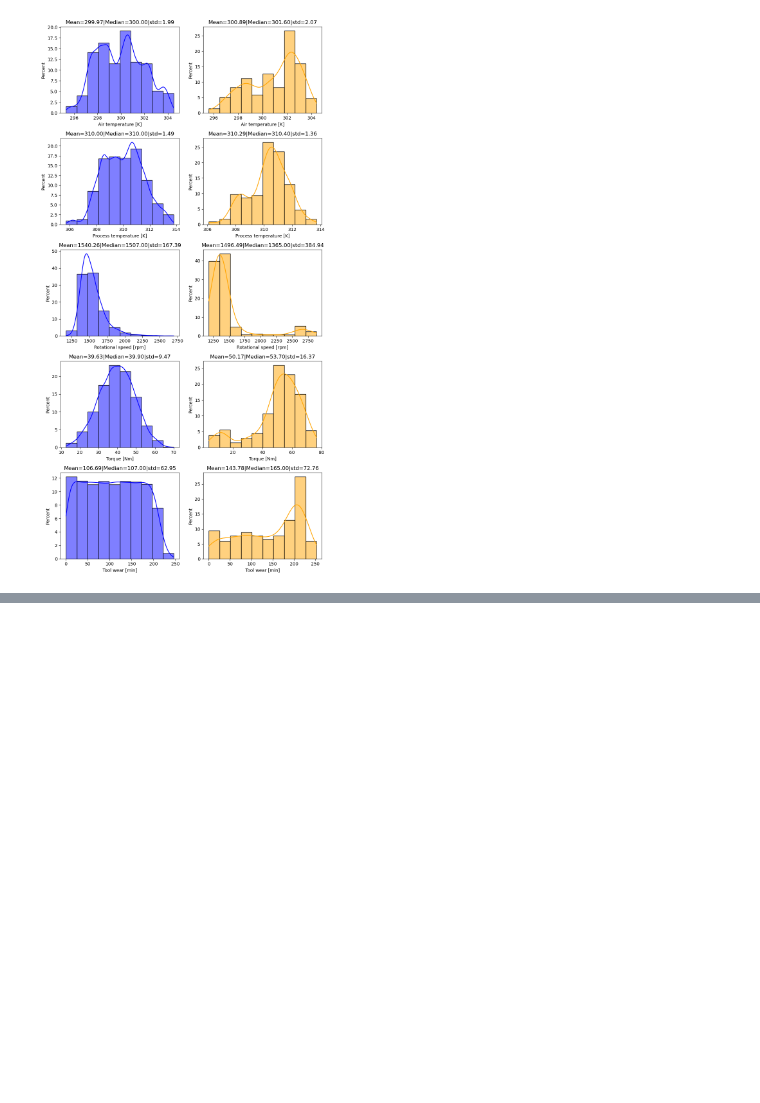
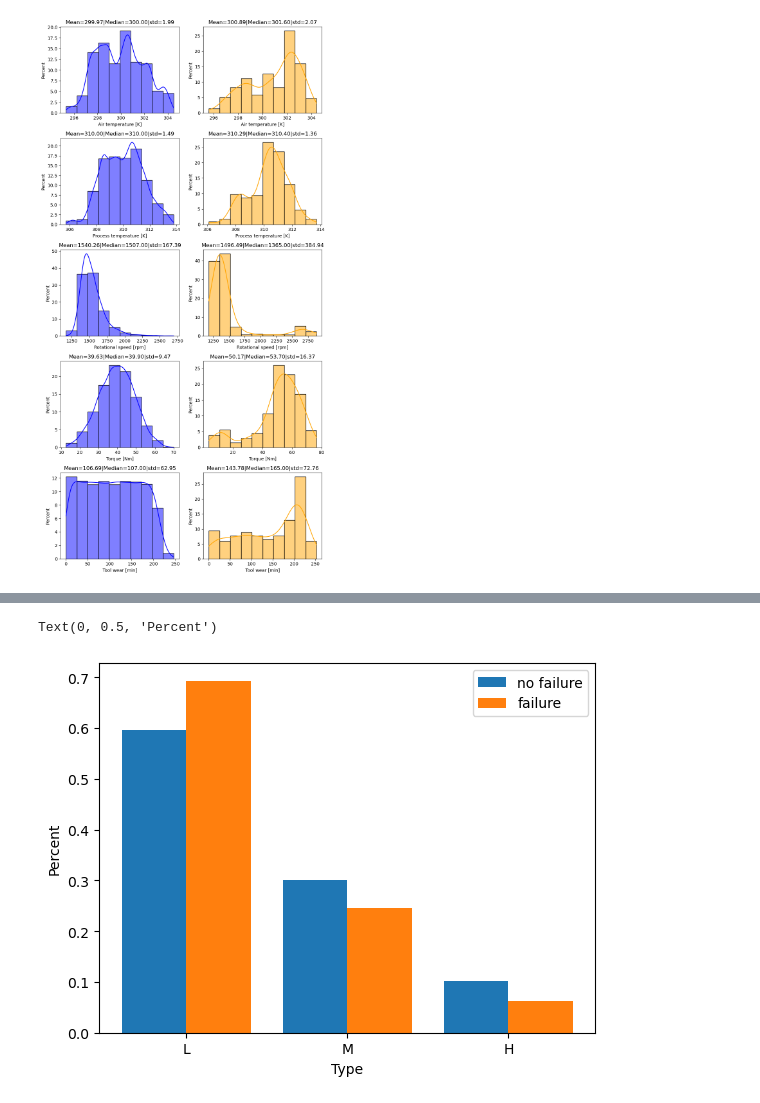
Before and after one commit to YoussefMH723/predictive-maintenance, a Jupyter notebook: 01-EDA.ipynb, the cells around one changed output, grey strips where cells are left out. Drawn from its saved outputs; the diff is of its cells as text; code cells hidden in the pictures; blank space fills up the shorter version.

```diff
--- a/01-EDA.ipynb
+++ b/01-EDA.ipynb
@@ -80,0 +121,12 @@ plt.tight_layout()
+# %%
+x = data.groupby(data[TARGET])['Type'].value_counts()
+x_axis = np.arange(3)
+plt.bar(x_axis -0.2, x[0]/x[0].sum(), width=0.4, label = 'no failure')
+plt.bar(x_axis +0.2, x[1]/x[1].sum(), width=0.4, label = 'failure')
+plt.xticks(x_axis, ['L', 'M', 'H'])
+plt.legend()
+plt.xlabel('Type')
+plt.ylabel('Percent')
+# %% [output]
+Text(0, 0.5, 'Percent')
+[figure, added]
```
Also changed, not shown: parts of 11 cells of this notebook.
